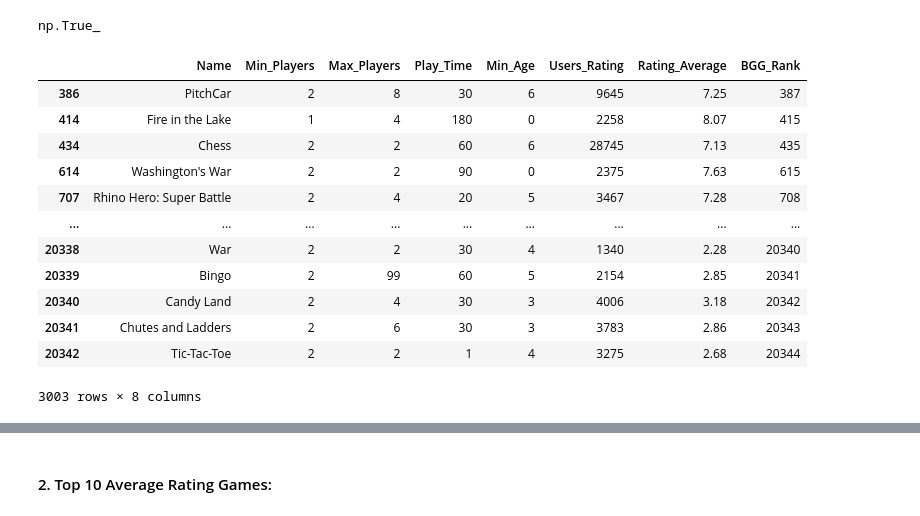
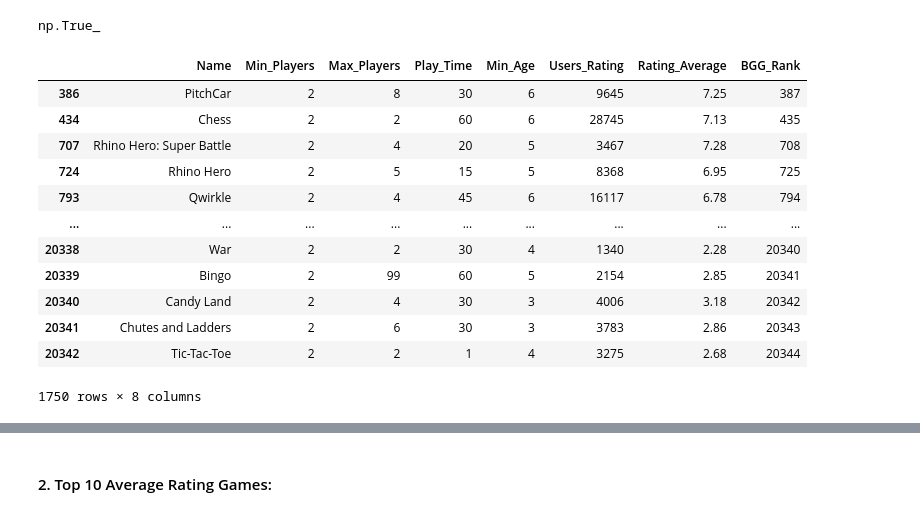
Before and after one commit to rafaeldr5150/board-games-analysis, a Jupyter notebook: Board Games Analisys.ipynb, the cells around one changed output, grey strips where cells are left out. Cells and saved outputs as stored; diff of their text form; code cells hidden in the pictures.

```diff
--- a/Board Games Analisys.ipynb
+++ b/Board Games Analisys.ipynb
@@ -631,24 +631,24 @@ df['BGG_Rank'].value_counts().sum() == df.shape[0]    # Para verificar se de fat
 # %% [output]
 np.True_
 # %%
-mask = df['Min_Age'] <= 6       # criamos um "mask" para pegar as informações do nosso ddataframe (df) referente à crianças com idade menor ou igual a 12 anos
-df_children = df[mask]          # criamos a variavel df_children para se referir ao dataframe mask
+mask = (df['Min_Age'] <= 6) & (df['Min_Age'] > 1)     # criamos um "mask" para pegar as informações do nosso ddataframe (df) referente à crianças com idade menor ou igual a 12 anos
+df_children = df[mask]                                # criamos a variavel df_children para se referir ao dataframe mask
 
 display(df_children)
 # %% [output]
 |  | Name | Min_Players | Max_Players | Play_Time | Min_Age | Users_Rating | Rating_Average | BGG_Rank |
 | 386 | PitchCar | 2 | 8 | 30 | 6 | 9645 | 7.25 | 387 |
-| 414 | Fire in the Lake | 1 | 4 | 180 | 0 | 2258 | 8.07 | 415 |
 | 434 | Chess | 2 | 2 | 60 | 6 | 28745 | 7.13 | 435 |
-| 614 | Washington's War | 2 | 2 | 90 | 0 | 2375 | 7.63 | 615 |
 | 707 | Rhino Hero: Super Battle | 2 | 4 | 20 | 5 | 3467 | 7.28 | 708 |
+| 724 | Rhino Hero | 2 | 5 | 15 | 5 | 8368 | 6.95 | 725 |
+| 793 | Qwirkle | 2 | 4 | 45 | 6 | 16117 | 6.78 | 794 |
 | ... | ... | ... | ... | ... | ... | ... | ... | ... |
 | 20338 | War | 2 | 2 | 30 | 4 | 1340 | 2.28 | 20340 |
 | 20339 | Bingo | 2 | 99 | 60 | 5 | 2154 | 2.85 | 20341 |
 | 20340 | Candy Land | 2 | 4 | 30 | 3 | 4006 | 3.18 | 20342 |
 | 20341 | Chutes and Ladders | 2 | 6 | 30 | 3 | 3783 | 2.86 | 20343 |
 | 20342 | Tic-Tac-Toe | 2 | 2 | 1 | 4 | 3275 | 2.68 | 20344 |
-3003 rows × 8 columns
+1750 rows × 8 columns
 # %%
 display(mask)   # Aqui apenas vemos com True ou False quais ão as linhas onde a idade é menor ou igual a 12 anos
 
```
Also changed, not shown: parts of 7 cells of this notebook.
